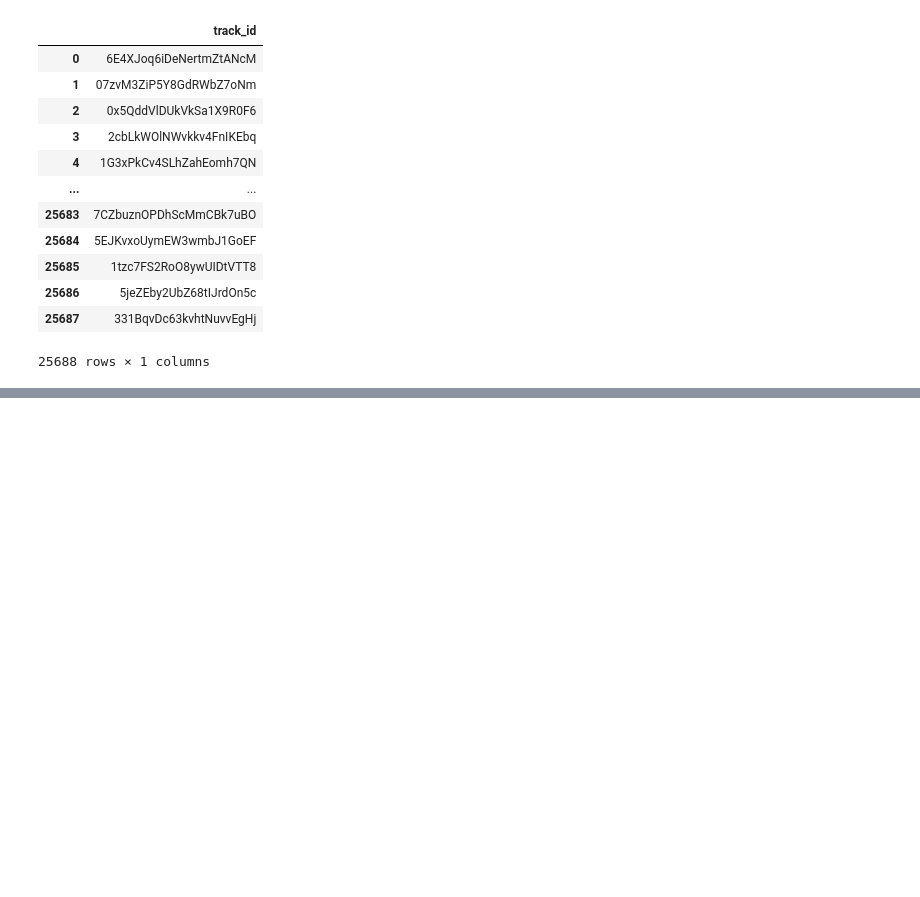
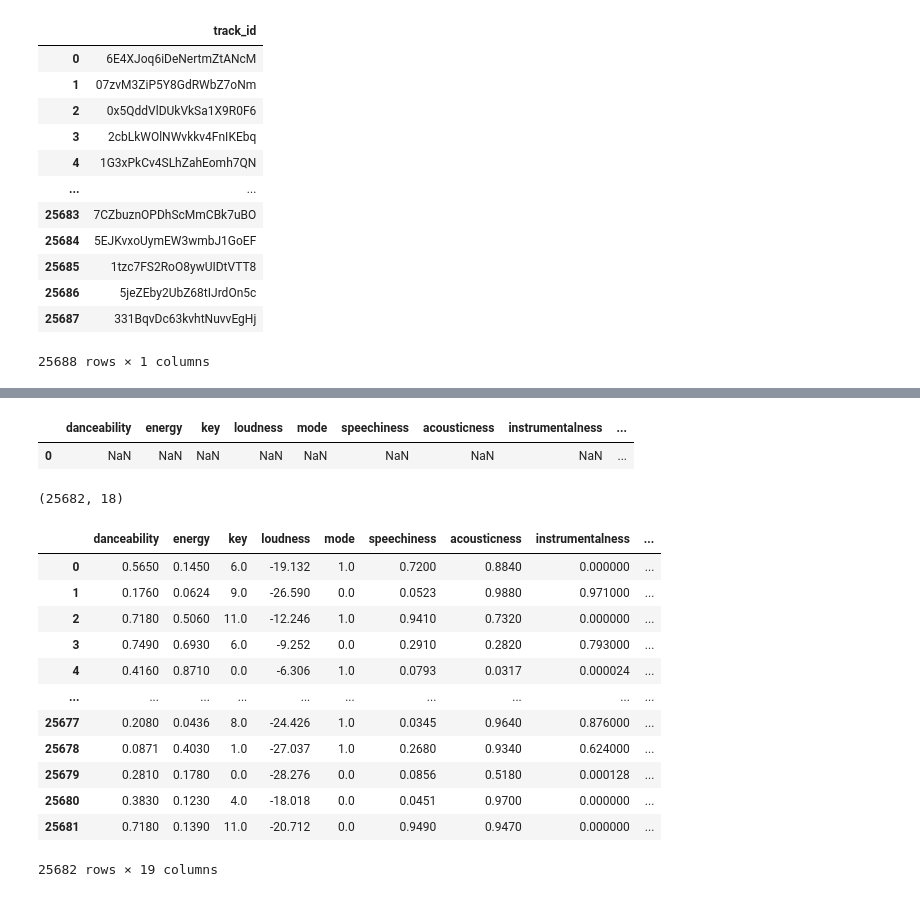
Before and after one commit to daniel-isidro/hot_n_pop_song_machine, a Jupyter notebook: spotify_api/get_audio_features_not_hit_songs.ipynb, the cells around one changed output, grey strips where cells are left out. Saved outputs shown, nothing was run; the diff lists cells and outputs as text; code cells hidden in the pictures; blank space fills up the shorter version.

Commit message:
got audio features for 25000 random not-hit songs

```diff
--- a/spotify_api/get_audio_features_not_hit_songs.ipynb
+++ b/spotify_api/get_audio_features_not_hit_songs.ipynb
@@ -501,0 +512,2 @@ audio1 = [sp.audio_features(x) for x in df.iloc[0:5000]['track_id']]
+# %%
+audio = audio1 + audio2 + audio3 + audio4 + audio5 + audio6
@@ -501,0 +518,29 @@ audio1 = [sp.audio_features(x) for x in df.iloc[0:5000]['track_id']]
+# %%
+# Converting 'audio' lists into dataframe, including NaN handling
+
+audio_df = pd.DataFrame()
+
+empty_row = {'danceability': np.nan,
+ 'energy': np.nan,
+ 'key': np.nan,
+ 'loudness': np.nan,
+ 'mode': np.nan,
+ 'speechiness': np.nan,
+ 'acousticness': np.nan,
+ 'instrumentalness': np.nan,
+ 'liveness': np.nan,
+ 'valence': np.nan,
+ 'tempo': np.nan,
+ 'type': np.nan,
+ 'id': np.nan,
+ 'uri': np.nan,
+ 'track_href': np.nan,
+ 'analysis_url': np.nan,
+ 'duration_ms': np.nan,
+ 'time_signature': np.nan}
+
+for i in range(0,len(df['track_id'])):
+    if type(audio[i][0]) != type(None):
+        audio_df = audio_df.append(pd.json_normalize(audio[i][0]))
+    else:
+        audio_df = audio_df.append(pd.json_normalize(empty_row))
@@ -501,0 +568,30 @@ audio1 = [sp.audio_features(x) for x in df.iloc[0:5000]['track_id']]
+# %%
+audio_df[audio_df['danceability'].isnull()]
+# %% [output]
+|  | danceability | energy | key | loudness | mode | speechiness | acousticness | instrumentalness | ... |
+| 0 | NaN | NaN | NaN | NaN | NaN | NaN | NaN | NaN | ... |
+# %%
+audio_df.dropna(inplace=True)
+audio_df.reset_index(drop=True, inplace=True)
+# %%
+audio_df.shape
+# %% [output]
+(25682, 18)
+# %%
+audio_df['success'] = 0.0
+# %%
+audio_df
+# %% [output]
+|  | danceability | energy | key | loudness | mode | speechiness | acousticness | instrumentalness | ... |
+| 0 | 0.5650 | 0.1450 | 6.0 | -19.132 | 1.0 | 0.7200 | 0.8840 | 0.000000 | ... |
+| 1 | 0.1760 | 0.0624 | 9.0 | -26.590 | 0.0 | 0.0523 | 0.9880 | 0.971000 | ... |
+| 2 | 0.7180 | 0.5060 | 11.0 | -12.246 | 1.0 | 0.9410 | 0.7320 | 0.000000 | ... |
+| 3 | 0.7490 | 0.6930 | 6.0 | -9.252 | 0.0 | 0.2910 | 0.2820 | 0.793000 | ... |
+| 4 | 0.4160 | 0.8710 | 0.0 | -6.306 | 1.0 | 0.0793 | 0.0317 | 0.000024 | ... |
+| ... | ... | ... | ... | ... | ... | ... | ... | ... | ... |
+| 25677 | 0.2080 | 0.0436 | 8.0 | -24.426 | 1.0 | 0.0345 | 0.9640 | 0.876000 | ... |
+| 25678 | 0.0871 | 0.4030 | 1.0 | -27.037 | 1.0 | 0.2680 | 0.9340 | 0.624000 | ... |
+| 25679 | 0.2810 | 0.1780 | 0.0 | -28.276 | 0.0 | 0.0856 | 0.5180 | 0.000128 | ... |
+| 25680 | 0.3830 | 0.1230 | 4.0 | -18.018 | 0.0 | 0.0451 | 0.9700 | 0.000000 | ... |
+| 25681 | 0.7180 | 0.1390 | 11.0 | -20.712 | 0.0 | 0.9490 | 0.9470 | 0.000000 | ... |
+25682 rows × 19 columns
```
Also changed, not shown: parts of 11 cells of this notebook, 1 other file.
